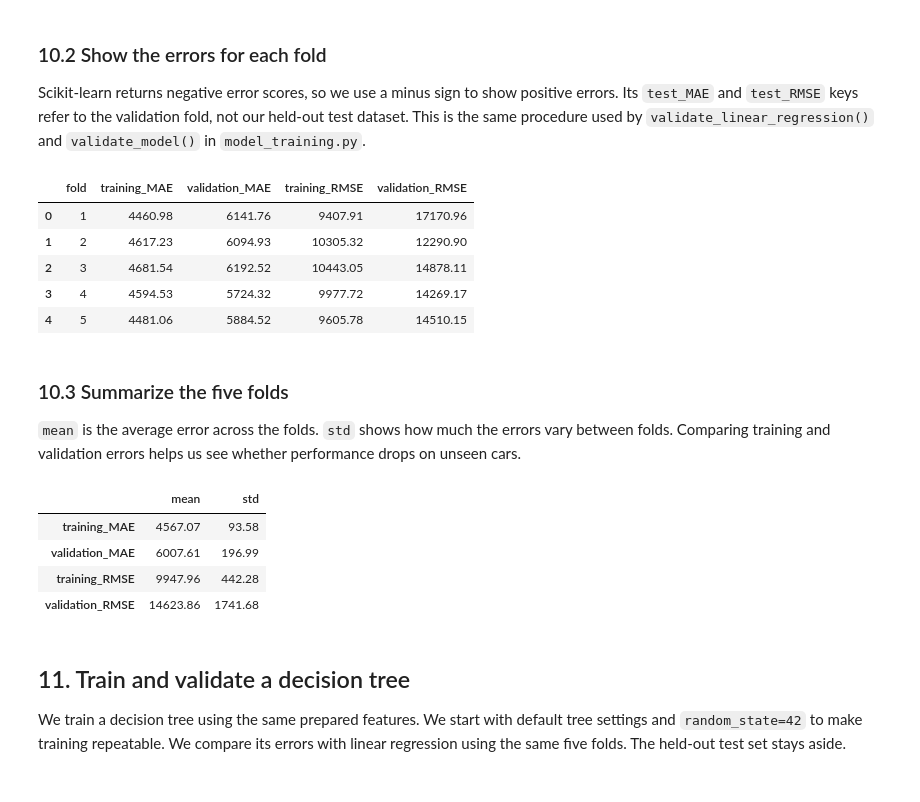
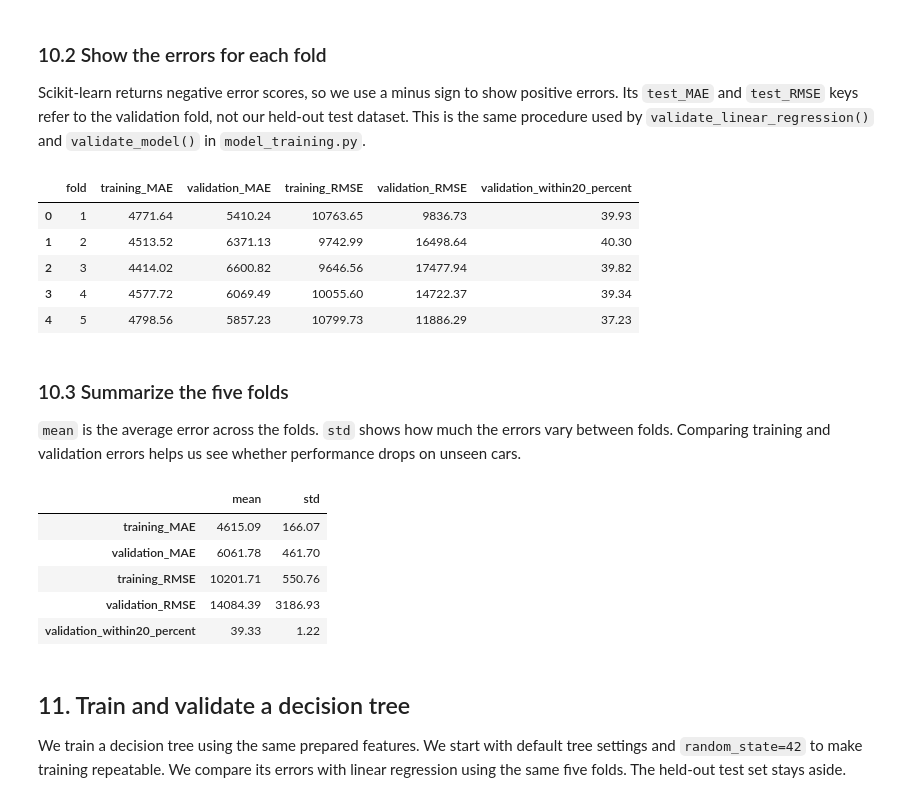
Before and after one commit to h571569/UsedCarPricePredicator-Dat158, a Jupyter notebook: notebooks/data_exploration.ipynb, the cells around one changed output. Saved outputs shown, nothing was run; the diff lists cells and outputs as text; code cells hidden in the pictures.

```diff
--- a/notebooks/data_exploration.ipynb
+++ b/notebooks/data_exploration.ipynb
@@ -77,5 +86,5 @@ print(f"Rows missing engV: {df['engV'].isna().sum()}")
 # %% [output]
 Rows missing engV: 434
 # %%
-df = df.drop(columns=["engV"])
+df["engV"] = pd.to_numeric(df["engV"], errors="coerce")
 # %%
@@ -89,6 +100,8 @@ We counted rows that were identical in every column, then kept one copy of each.
 # %%
-print(f"Duplicates before cleaning: {df.duplicated().sum()}")
+duplicate_keys = df.columns.drop("engV").tolist()
+print(f"Duplicates before cleaning: {df.duplicated(subset=duplicate_keys).sum()}")
 # %% [output]
 Duplicates before cleaning: 125
 # %%
-df = df.drop_duplicates().copy()
+df = df.drop_duplicates(subset=duplicate_keys).copy()
+df = clean_engine_volume(df)
@@ -365,7 +380,7 @@ We pass a fresh pipeline to `cross_validate()`. It refits preprocessing and regr
 MAE is the average absolute price error. RMSE gives more weight to large errors. Both use the same units as price, and lower values are better.
 # %%
 from sklearn.model_selection import KFold, cross_validate
-from model_training import create_model
+from model_training import create_model, SCORING
 
 cv = KFold(n_splits=5, shuffle=True, random_state=42)
 scores = cross_validate(
@@ -373,7 +388,7 @@ scores = cross_validate(
     X_train,
     y_train,
     cv=cv,
-    scoring={"MAE": "neg_mean_absolute_error", "RMSE": "neg_root_mean_squared_error"},
+    scoring=SCORING,
     return_train_score=True,
     error_score="raise",
 )
@@ -384,19 +399,20 @@ Scikit-learn returns negative error scores, so we use a minus sign to show posit
 # %%
 fold_results = pd.DataFrame({
     "fold": range(1, 6),
     "training_MAE": -scores["train_MAE"],
     "validation_MAE": -scores["test_MAE"],
     "training_RMSE": -scores["train_RMSE"],
     "validation_RMSE": -scores["test_RMSE"],
+    "validation_within20_percent": 100 * scores["test_within20"],
 })
 fold_results.round(2)
 # %% [output]
-|  | fold | training_MAE | validation_MAE | training_RMSE | validation_RMSE |
-| 0 | 1 | 4460.98 | 6141.76 | 9407.91 | 17170.96 |
-| 1 | 2 | 4617.23 | 6094.93 | 10305.32 | 12290.90 |
-| 2 | 3 | 4681.54 | 6192.52 | 10443.05 | 14878.11 |
-| 3 | 4 | 4594.53 | 5724.32 | 9977.72 | 14269.17 |
-| 4 | 5 | 4481.06 | 5884.52 | 9605.78 | 14510.15 |
+|  | fold | training_MAE | validation_MAE | training_RMSE | validation_RMSE | validation_within20_percent |
+| 0 | 1 | 4771.64 | 5410.24 | 10763.65 | 9836.73 | 39.93 |
+| 1 | 2 | 4513.52 | 6371.13 | 9742.99 | 16498.64 | 40.30 |
+| 2 | 3 | 4414.02 | 6600.82 | 9646.56 | 17477.94 | 39.82 |
+| 3 | 4 | 4577.72 | 6069.49 | 10055.60 | 14722.37 | 39.34 |
+| 4 | 5 | 4798.56 | 5857.23 | 10799.73 | 11886.29 | 37.23 |
 # %% [markdown]
 ### 10.3 Summarize the five folds
 
@@ -406,10 +422,11 @@ summary = fold_results.drop(columns=["fold"]).agg(["mean", "std"]).T
 summary.round(2)
 # %% [output]
 |  | mean | std |
-| training_MAE | 4567.07 | 93.58 |
-| validation_MAE | 6007.61 | 196.99 |
-| training_RMSE | 9947.96 | 442.28 |
-| validation_RMSE | 14623.86 | 1741.68 |
+| training_MAE | 4615.09 | 166.07 |
+| validation_MAE | 6061.78 | 461.70 |
+| training_RMSE | 10201.71 | 550.76 |
+| validation_RMSE | 14084.39 | 3186.93 |
+| validation_within20_percent | 39.33 | 1.22 |
 # %% [markdown]
 ## 11. Train and validate a decision tree
 
```
Also changed, not shown: parts of 49 cells of this notebook, 10 other files.
